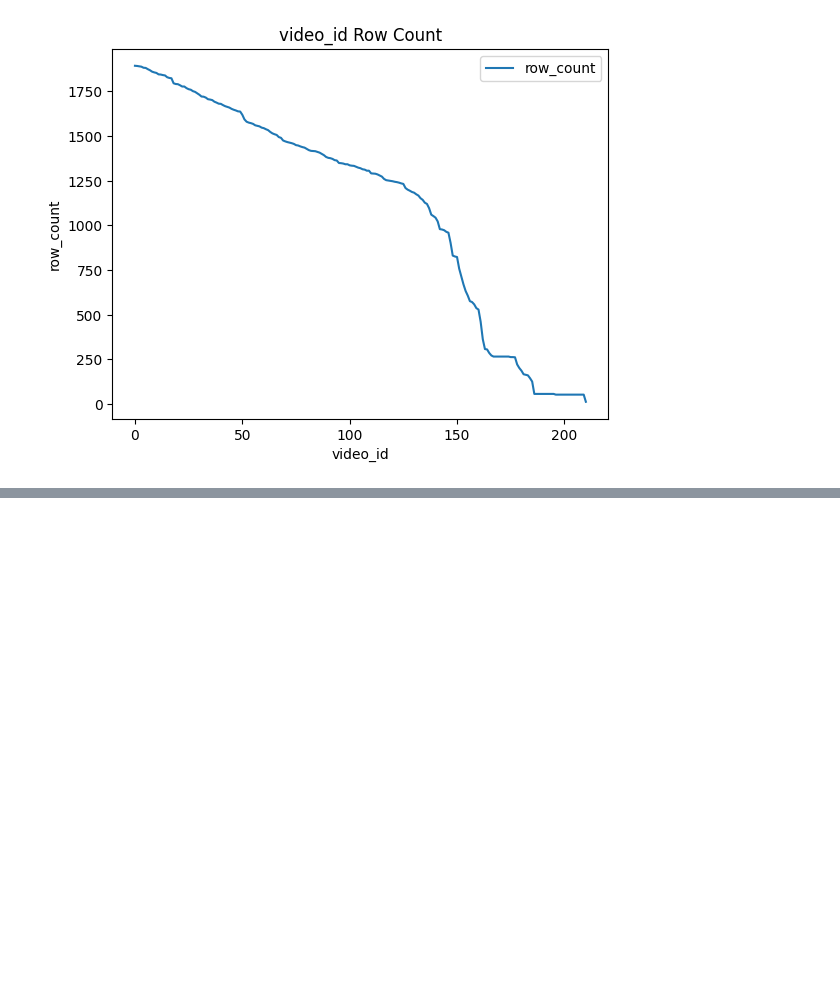
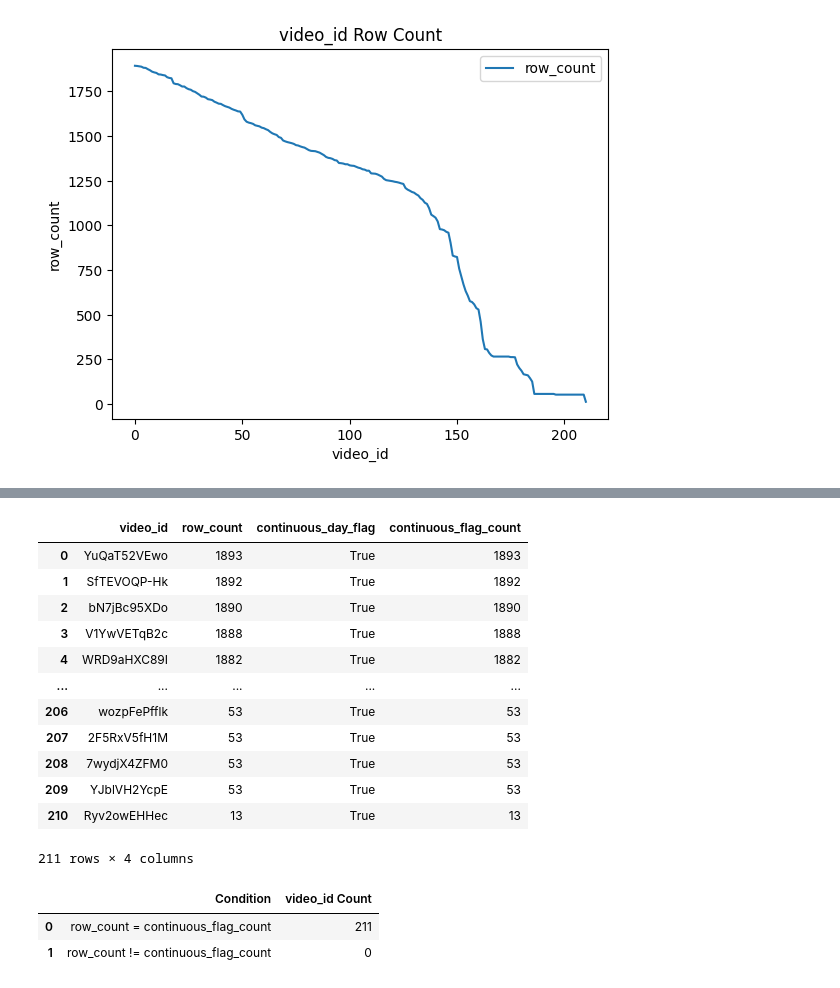
Before and after one commit to thomasyow/thomasyow, a Jupyter notebook: video-shares-impact-on-video-longevity.ipynb, the cells around one changed output, grey strips where cells are left out. Cells and saved outputs as stored; diff of their text form; code cells hidden in the pictures; blank space fills up the shorter version.

Commit message:
Kaggle Notebook | Video Shares Impact on Video Longevity | v1

```diff
--- a/video-shares-impact-on-video-longevity.ipynb
+++ b/video-shares-impact-on-video-longevity.ipynb
@@ -57,10 +57,10 @@ train_data.duplicated(['video_id', 'day']).sum()
 # %% [output]
 0
 # %%
-# Creating a dataframe of video_id row counts, to remove videos with few data points
-video_id_row_count_df = train_data['video_id'].value_counts().reset_index()
-video_id_row_count_df.columns = ['video_id', 'row_count']
-video_id_row_count_df.head()
+# Creating a dataframe of video_id row counts, to remove videos with too few data points
+video_id_row_count = train_data['video_id'].value_counts().reset_index()
+video_id_row_count.columns = ['video_id', 'row_count']
+video_id_row_count.head()
 # %% [output]
 |  | video_id | row_count |
 | 0 | YuQaT52VEwo | 1893 |
@@ -80,12 +80,16 @@ plt.show()
 <Figure size 1000x800 with 0 Axes>
 [figure]
 # %%
+# On second thought, create a function to determine add a flag for if there is continuity in the days.
+# If 'day' == 'next_day', return True. If 'day' is the latest day for a given video_id, return True. Else, return False.
 def check_continuous_day(df):
     df['day'] = pd.to_datetime(df['day'], errors = 'coerce')
     df = df.sort_values(by = ['video_id', 'day'])
     df['next_day'] = df.groupby('video_id')['day'].shift(-1)
     df['continuous_day_flag'] = (df['day'] + pd.Timedelta(days = 1)) == df['next_day']
+    latest_day = df.groupby('video_id')['day'].transform('max')
+    df['continuous_day_flag'] = (df['continuous_day_flag']) | (df['day'] == latest_day)
     return df
 # %%
 video_id_day = train_data.loc[:, ['video_id', 'day']]
-check_continuous_day(video_id_day)
+continuous_day_map = check_continuous_day(video_id_day)
@@ -105,0 +110,4 @@ check_continuous_day(video_id_day)
+# %%
+video_id_continuous_day_count = continuous_day_map[['video_id', 'continuous_day_flag']].value_counts().reset_index()
+video_id_continuous_day_count.columns = ['video_id', 'continuous_day_flag', 'continuous_flag_count']
+video_id_continuous_day_count.head(250)
@@ -105,0 +128,29 @@ check_continuous_day(video_id_day)
+# %%
+video_id_row_count_continuous_day_count = pd.merge(video_id_row_count, video_id_continuous_day_count, on = 'video_id', how = 'left')
+video_id_row_count_continuous_day_count
+# %% [output]
+|  | video_id | row_count | continuous_day_flag | continuous_flag_count |
+| 0 | YuQaT52VEwo | 1893 | True | 1893 |
+| 1 | SfTEVOQP-Hk | 1892 | True | 1892 |
+| 2 | bN7jBc95XDo | 1890 | True | 1890 |
+| 3 | V1YwVETqB2c | 1888 | True | 1888 |
+| 4 | WRD9aHXC89I | 1882 | True | 1882 |
+| ... | ... | ... | ... | ... |
+| 206 | wozpFePfflk | 53 | True | 53 |
+| 207 | 2F5RxV5fH1M | 53 | True | 53 |
+| 208 | 7wydjX4ZFM0 | 53 | True | 53 |
+| 209 | YJblVH2YcpE | 53 | True | 53 |
+| 210 | Ryv2owEHHec | 13 | True | 13 |
+211 rows × 4 columns
+# %%
+matching_count = video_id_row_count_continuous_day_count[video_id_row_count_continuous_day_count['row_count'] == video_id_row_count_continuous_day_count['continuous_flag_count']]['video_id'].nunique()
+non_matching_count = video_id_row_count_continuous_day_count[video_id_row_count_continuous_day_count['row_count'] != video_id_row_count_continuous_day_count['continuous_flag_count']]['video_id'].nunique()
+matching_count_summary = pd.DataFrame({
+    'Condition': ['row_count = continuous_flag_count', 'row_count != continuous_flag_count'],
+    'video_id Count': [matching_count, non_matching_count]
+})
+matching_count_summary
+# %% [output]
+|  | Condition | video_id Count |
+| 0 | row_count = continuous_flag_count | 211 |
+| 1 | row_count != continuous_flag_count | 0 |
```
Also changed, not shown: parts of 5 cells of this notebook.
